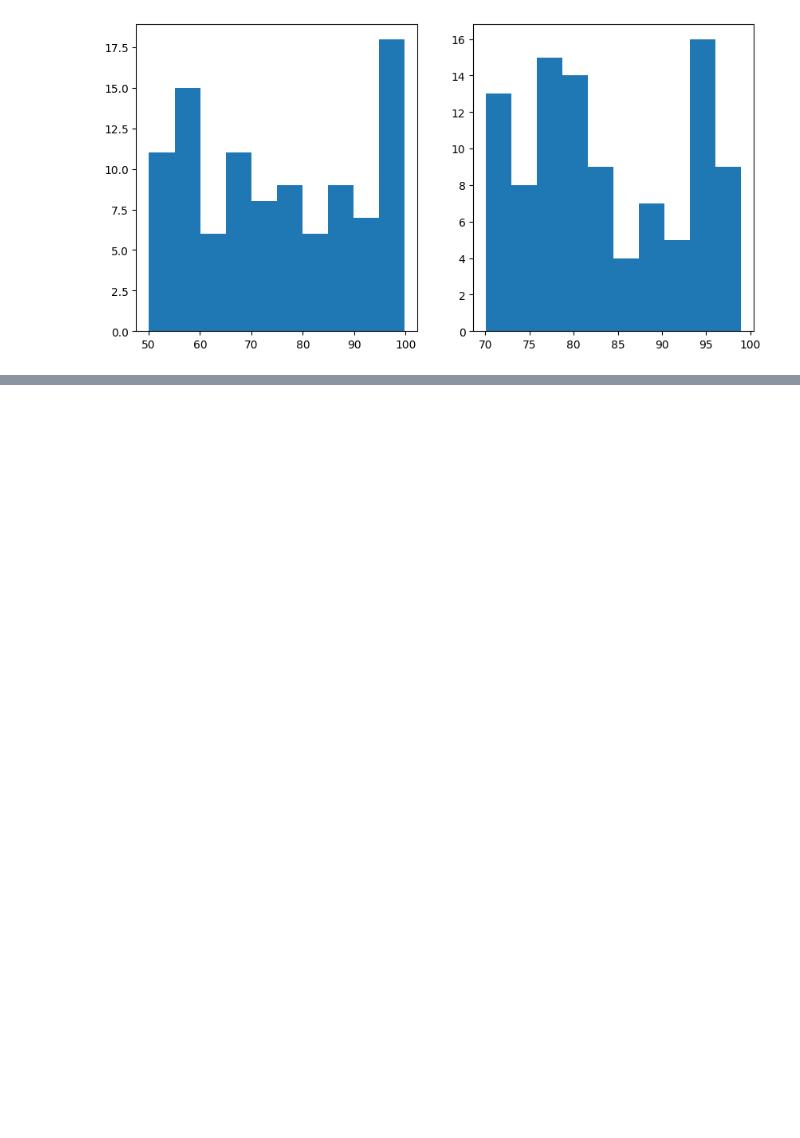
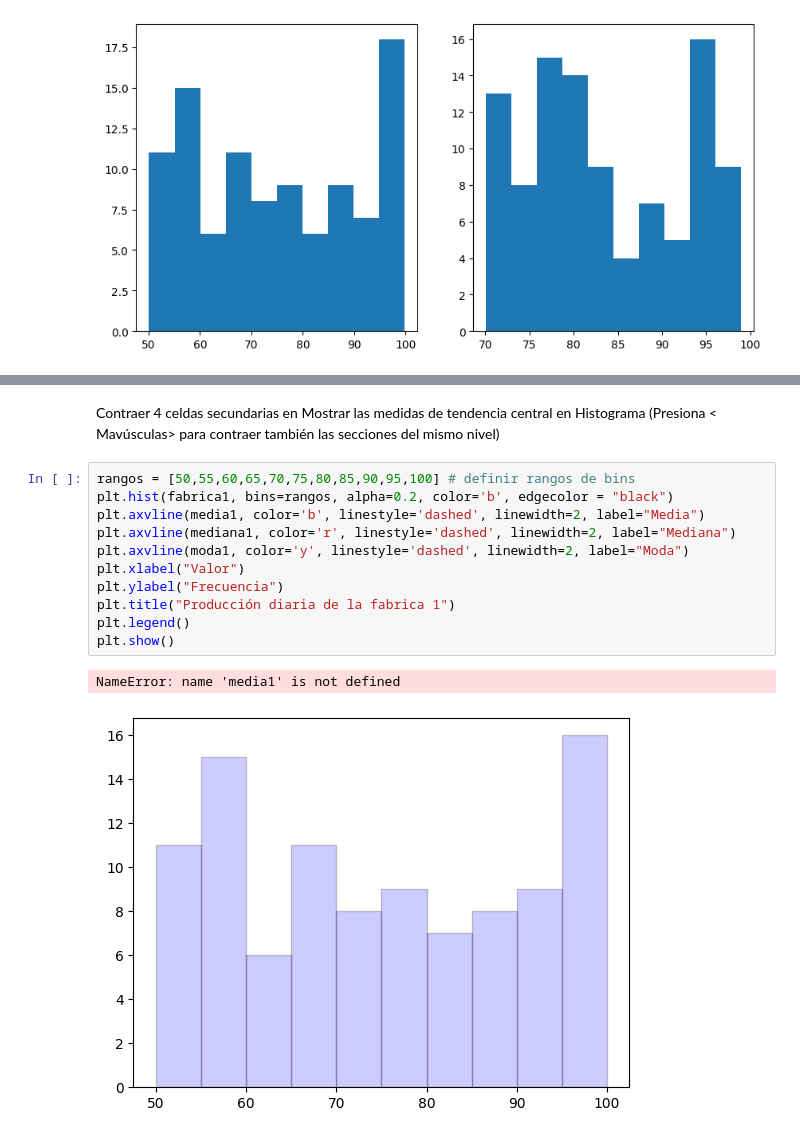
Before and after one commit to DIEGO-LEONEL-BARRON-SIMENTAL-ITD-hub/Probabilidad-y-Estad-stica, a Jupyter notebook: UNIDAD1/Práctica_1.ipynb, the cells around one changed output, grey strips where cells are left out. Saved outputs shown, nothing was run; the diff lists cells and outputs as text; blank space fills up the shorter version.

```diff
--- a/UNIDAD1/Práctica_1.ipynb
+++ b/UNIDAD1/Práctica_1.ipynb
@@ -128,0 +138,16 @@ plt.show()
+# %% [markdown]
+Contraer 4 celdas secundarias en Mostrar las medidas de tendencia central en Histograma (Presiona < Mavúsculas> para contraer también las secciones del mismo nivel)
+# %%
+rangos = [50,55,60,65,70,75,80,85,90,95,100] # definir rangos de bins
+plt.hist(fabrica1, bins=rangos, alpha=0.2, color='b', edgecolor = "black")
+plt.axvline(media1, color='b', linestyle='dashed', linewidth=2, label="Media")
+plt.axvline(mediana1, color='r', linestyle='dashed', linewidth=2, label="Mediana")
+plt.axvline(moda1, color='y', linestyle='dashed', linewidth=2, label="Moda")
+plt.xlabel("Valor")
+plt.ylabel("Frecuencia")
+plt.title("Producción diaria de la fabrica 1")
+plt.legend()
+plt.show()
+# %% [output]
+NameError: name 'media1' is not defined
+[figure, added]
```
Also changed, not shown: parts of 2 cells of this notebook.
